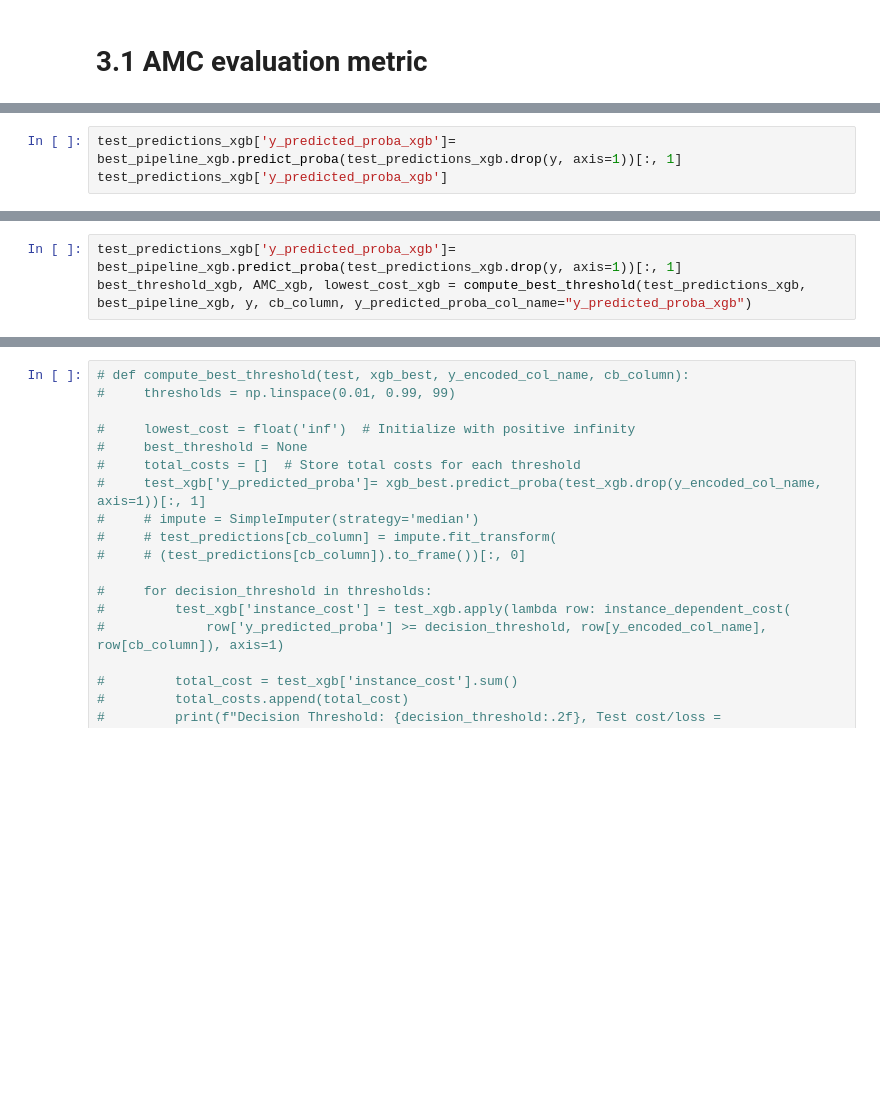
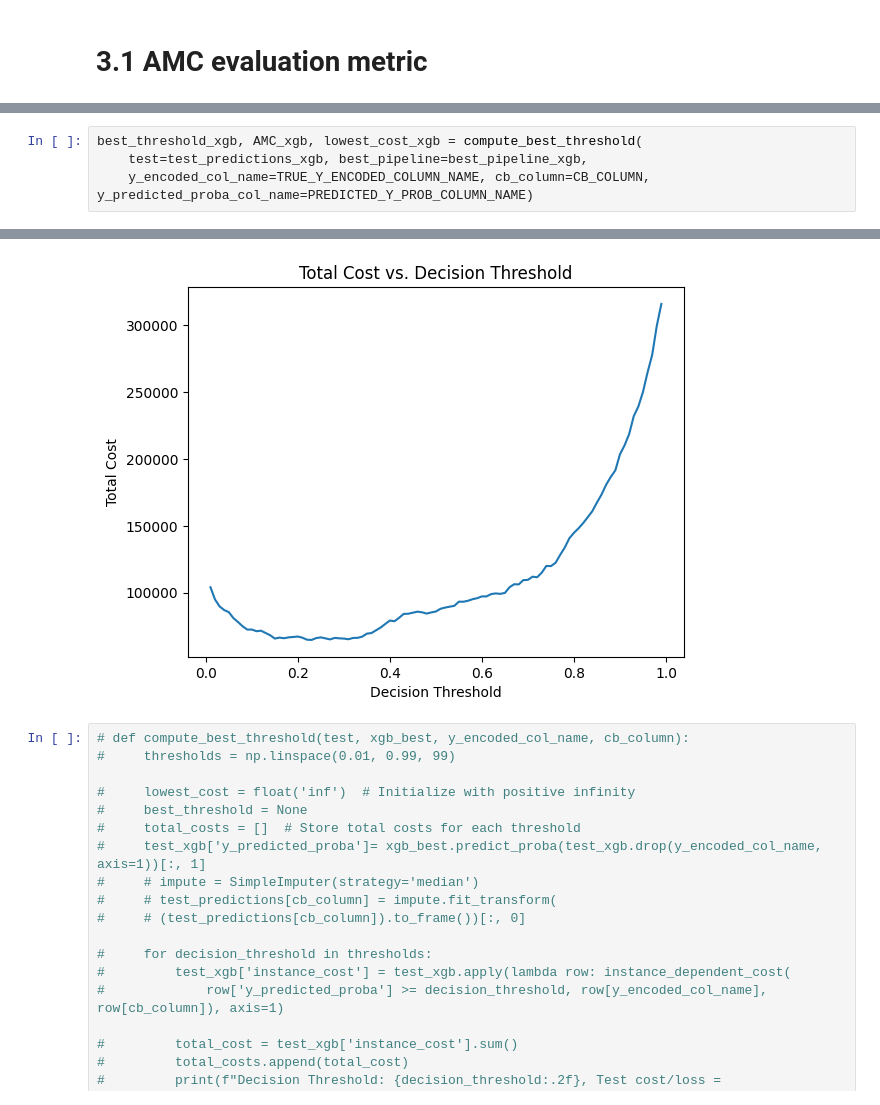
Before and after one commit to stijn-dg/End-to-end-project---Customer-churn, a Jupyter notebook: notebooks/telco_churn.ipynb, the cells around one changed output, grey strips where cells are left out. Cells and saved outputs as stored; diff of their text form; blank space fills up the shorter version.

```diff
--- a/notebooks/telco_churn.ipynb
+++ b/notebooks/telco_churn.ipynb
@@ -574,3 +393,0 @@ Best Decision Threshold: 0.01, Lowest Test cost/loss = 0.00, Lowest AMC = 0.00
-# %%
-test_predictions_xgb['y_predicted_proba_xgb']= best_pipeline_xgb.predict_proba(test_predictions_xgb.drop(y, axis=1))[:, 1]
-test_predictions_xgb['y_predicted_proba_xgb']
@@ -590,3 +393,0 @@ Name: y_predicted_proba_xgb, Length: 1318, dtype: float32
-# %%
-test_predictions_xgb['y_predicted_proba_xgb']= best_pipeline_xgb.predict_proba(test_predictions_xgb.drop(y, axis=1))[:, 1]
-best_threshold_xgb, AMC_xgb, lowest_cost_xgb = compute_best_threshold(test_predictions_xgb, best_pipeline_xgb, y, cb_column, y_predicted_proba_col_name="y_predicted_proba_xgb")
@@ -611,0 +394,5 @@ Best Decision Threshold: 0.01, Lowest Test cost/loss = 0.00, Lowest AMC = 0.00
+# %%
+best_threshold_xgb, AMC_xgb, lowest_cost_xgb = compute_best_threshold(
+    test=test_predictions_xgb, best_pipeline=best_pipeline_xgb,
+    y_encoded_col_name=TRUE_Y_ENCODED_COLUMN_NAME, cb_column=CB_COLUMN, y_predicted_proba_col_name=PREDICTED_Y_PROB_COLUMN_NAME)
+# %% [output]
@@ -612,3 +416,4 @@ Best Decision Threshold: 0.01, Lowest Test cost/loss = 0.00, Lowest AMC = 0.00
+[figure, added]
 # %%
 # def compute_best_threshold(test, xgb_best, y_encoded_col_name, cb_column):
 #     thresholds = np.linspace(0.01, 0.99, 99)
```
Also changed, not shown: parts of 24 cells of this notebook.
